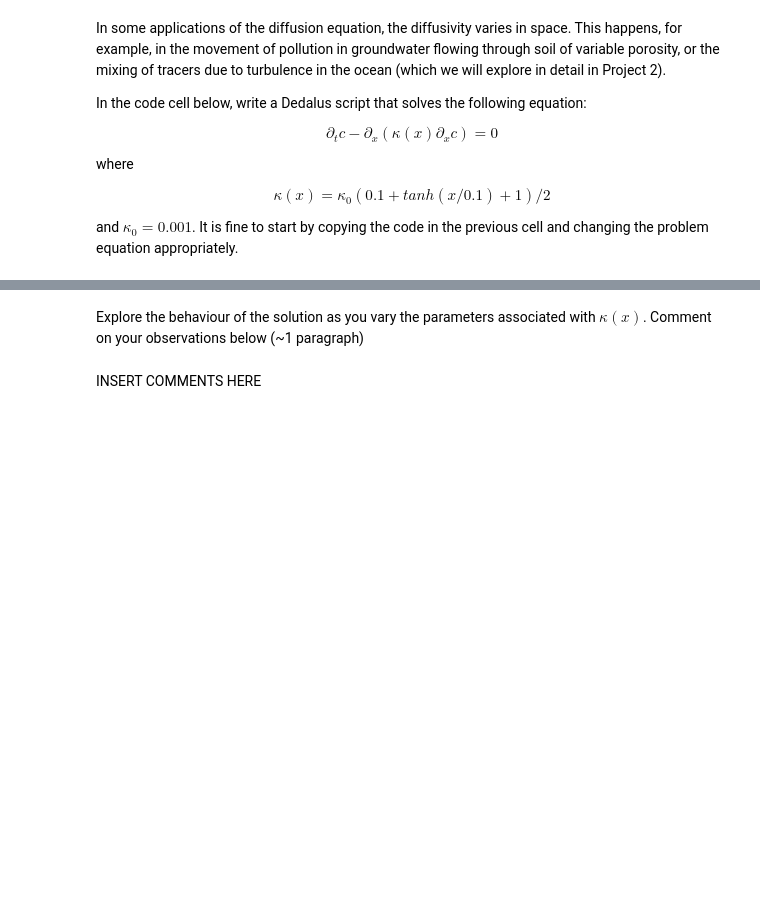
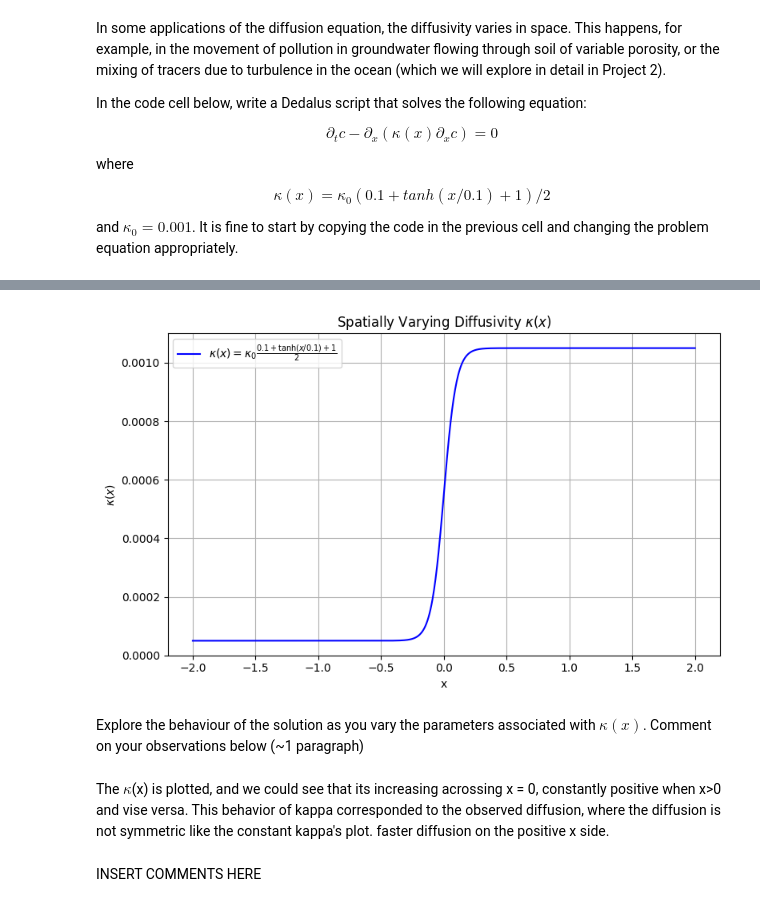
Before and after one commit to Orchisss/QCES, a Jupyter notebook: Project1_dedalus.ipynb, the cells around one changed output, grey strips where cells are left out. Saved outputs shown, nothing was run; the diff lists cells and outputs as text; code cells hidden in the pictures; blank space fills up the shorter version.

```diff
--- a/Project1_dedalus.ipynb
+++ b/Project1_dedalus.ipynb
@@ -706,5 +647,30 @@ plt.show()
+# %%
+import numpy as np
+import matplotlib.pyplot as plt
+
+# Parameters
+kappa_0 = 0.001
+x = np.linspace(-2, 2, 1000)  # Define x range from -2 to 2
+
+# Define kappa(x)
+kappa = kappa_0 * (0.1 + np.tanh(x / 0.1) + 1) / 2
+
+# Plot
+plt.figure(figsize=(8, 5))
+plt.plot(x, kappa, label=r'$\kappa(x) = \kappa_0 \frac{0.1 + \tanh(x/0.1) + 1}{2}$', color='blue')
+plt.xlabel('x')
+plt.ylabel(r'$\kappa(x)$')
+plt.title('Spatially Varying Diffusivity $\kappa(x)$')
+plt.grid(True)
+plt.legend()
+plt.tight_layout()
+plt.show()
+# %% [output]
+[figure, added]
 # %% [markdown]
 Explore the behaviour of the solution as you vary the parameters associated with $\kappa(x)$. Comment on your observations below (~1 paragraph)
+# %% [markdown]
+The $\kappa$(x) is plotted, and we could see that its increasing acrossing x = 0, constantly positive when x>0 and vise versa. This behavior of kappa corresponded to the observed diffusion, where the diffusion is not symmetric like the constant kappa's plot. faster diffusion on the positive x side.
 # %% [markdown]
 INSERT COMMENTS HERE
 # %% [markdown]
```
Also changed, not shown: parts of 3 cells of this notebook.
